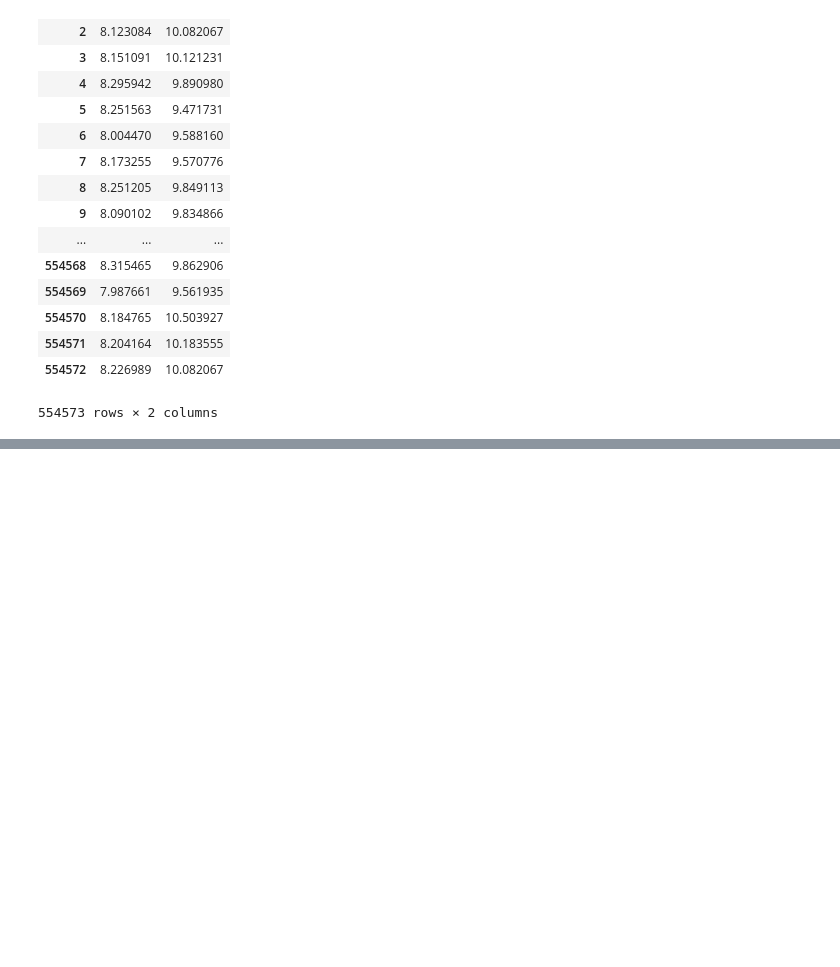
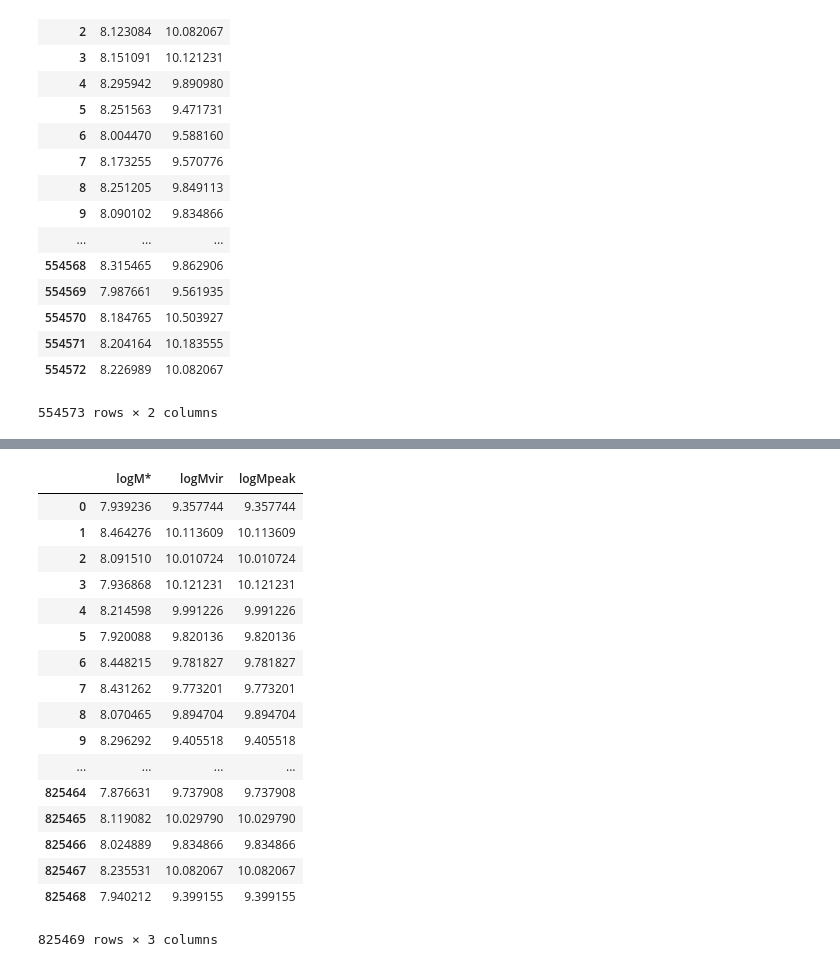
Before and after one commit to f-ardila/dwarf_lensing, a Jupyter notebook: MCMC/notebooks/posteriors_for_Asher.ipynb, the cells around one changed output, grey strips where cells are left out. Saved outputs shown, nothing was run; the diff lists cells and outputs as text; code cells hidden in the pictures; blank space fills up the shorter version.

```diff
--- a/MCMC/notebooks/posteriors_for_Asher.ipynb
+++ b/MCMC/notebooks/posteriors_for_Asher.ipynb
@@ -194,0 +232,22 @@ catalog
+# %%
+unpickled_df = pd.read_pickle('/Users/fardila/Documents/GitHub/dwarf_lensing/mock_dwarfs/ddd_masses0_14.pkl')
+unpickled_df
+# %% [output]
+|  | logM* | logMvir | logMpeak |
+| 0 | 7.939236 | 9.357744 | 9.357744 |
+| 1 | 8.464276 | 10.113609 | 10.113609 |
+| 2 | 8.091510 | 10.010724 | 10.010724 |
+| 3 | 7.936868 | 10.121231 | 10.121231 |
+| 4 | 8.214598 | 9.991226 | 9.991226 |
+| 5 | 7.920088 | 9.820136 | 9.820136 |
+| 6 | 8.448215 | 9.781827 | 9.781827 |
+| 7 | 8.431262 | 9.773201 | 9.773201 |
+| 8 | 8.070465 | 9.894704 | 9.894704 |
+| 9 | 8.296292 | 9.405518 | 9.405518 |
+| ... | ... | ... | ... |
+| 825464 | 7.876631 | 9.737908 | 9.737908 |
+| 825465 | 8.119082 | 10.029790 | 10.029790 |
+| 825466 | 8.024889 | 9.834866 | 9.834866 |
+| 825467 | 8.235531 | 10.082067 | 10.082067 |
+| 825468 | 7.940212 | 9.399155 | 9.399155 |
+825469 rows × 3 columns
```
Also changed, not shown: parts of 6 cells of this notebook.
